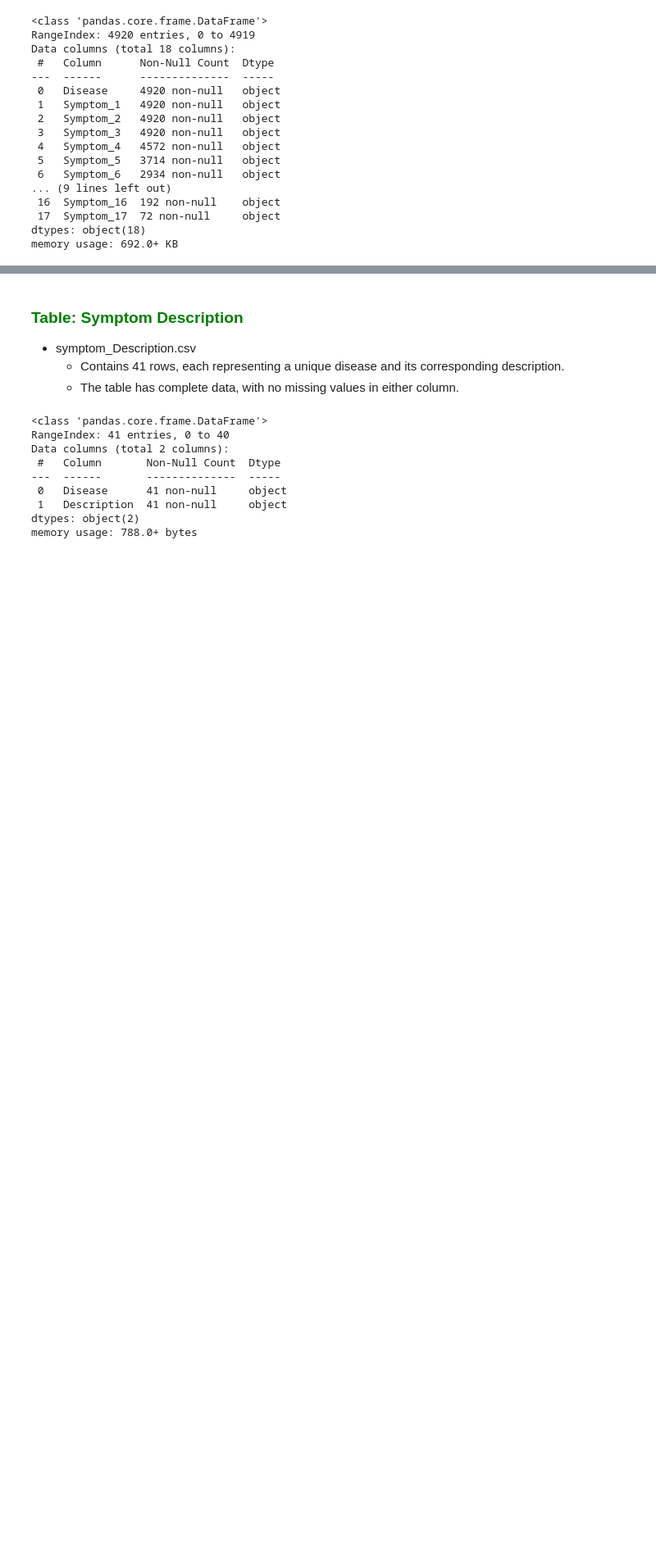
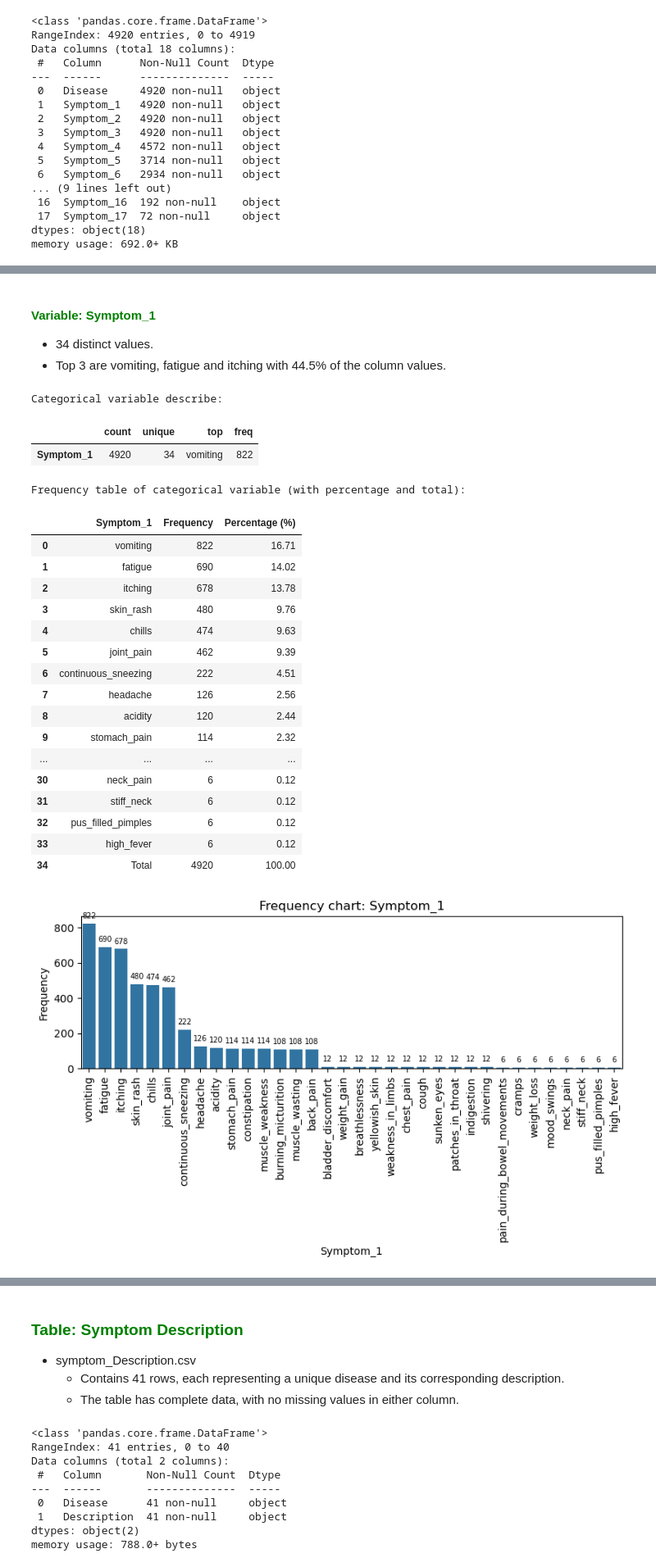
Before and after one commit to RakellM/Project-DiseaseSymptom, a Jupyter notebook: src/analytics/1-understand_datasets.ipynb, the cells around one changed output, grey strips where cells are left out. Shown at 82% size. Drawn from its saved outputs; the diff is of its cells as text; code cells hidden in the pictures; blank space fills up the shorter version.

```diff
--- a/src/analytics/1-understand_datasets.ipynb
+++ b/src/analytics/1-understand_datasets.ipynb
@@ -76,0 +384,30 @@ memory usage: 692.0+ KB
+# %% [markdown]
+#### <span style="color:green"> Variable: Symptom_1 </span>
+
+- 34 distinct values.
+- Top 3 are vomiting, fatigue and itching with 44.5% of the column values.
+# %%
+univariate_categorical_variable(data=df_dataset, variable='Symptom_1')
+# %% [output]
+Categorical variable describe:
+|  | count | unique | top | freq |
+| Symptom_1 | 4920 | 34 | vomiting | 822 |
+Frequency table of categorical variable (with percentage and total):
+|  | Symptom_1 | Frequency | Percentage (%) |
+| 0 | vomiting | 822 | 16.71 |
+| 1 | fatigue | 690 | 14.02 |
+| 2 | itching | 678 | 13.78 |
+| 3 | skin_rash | 480 | 9.76 |
+| 4 | chills | 474 | 9.63 |
+| 5 | joint_pain | 462 | 9.39 |
+| 6 | continuous_sneezing | 222 | 4.51 |
+| 7 | headache | 126 | 2.56 |
+| 8 | acidity | 120 | 2.44 |
+| 9 | stomach_pain | 114 | 2.32 |
+| ... | ... | ... | ... |
+| 30 | neck_pain | 6 | 0.12 |
+| 31 | stiff_neck | 6 | 0.12 |
+| 32 | pus_filled_pimples | 6 | 0.12 |
+| 33 | high_fever | 6 | 0.12 |
+| 34 | Total | 4920 | 100.00 |
+[figure, added]
```
Also changed, not shown: parts of 51 cells of this notebook, 1 other file.
